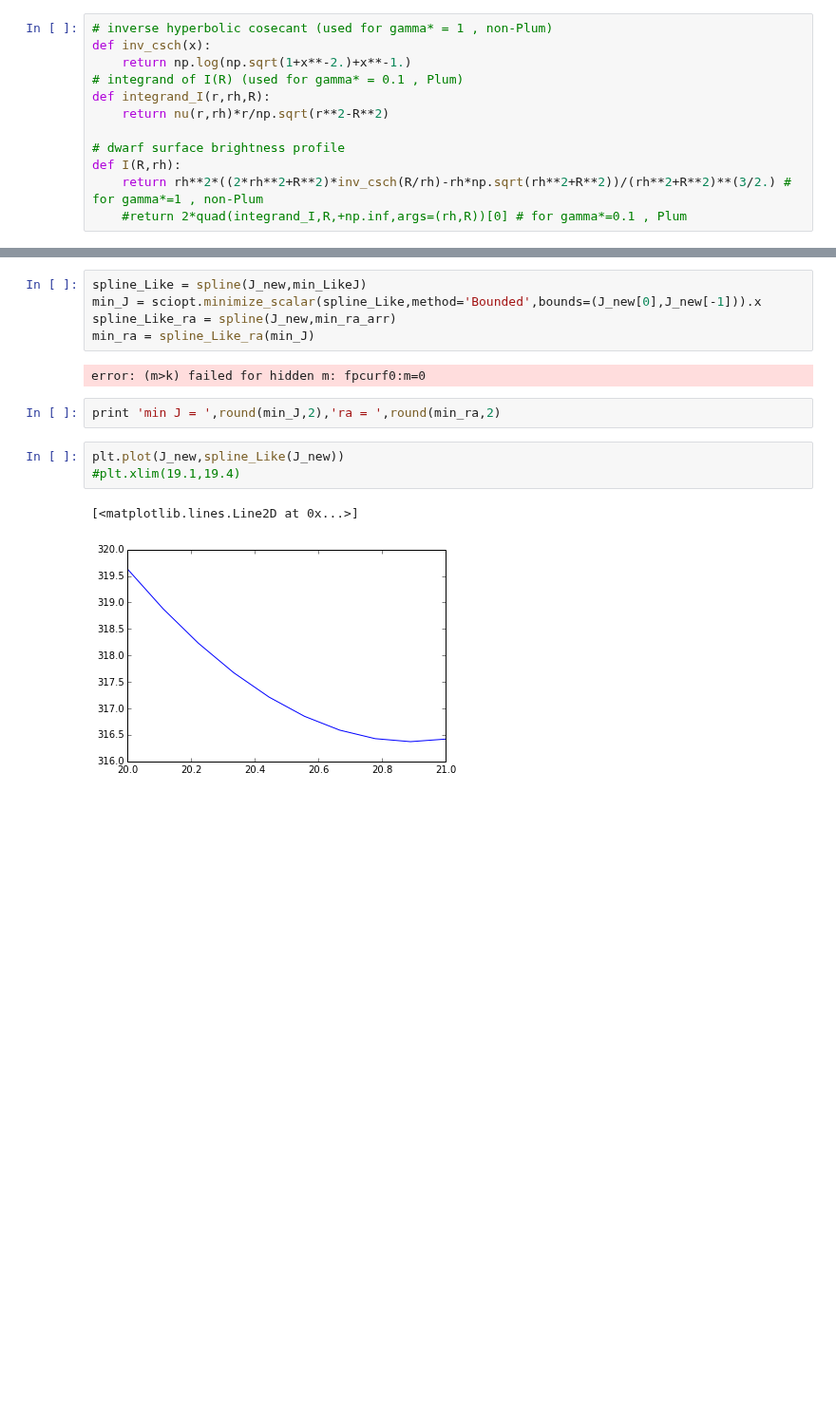
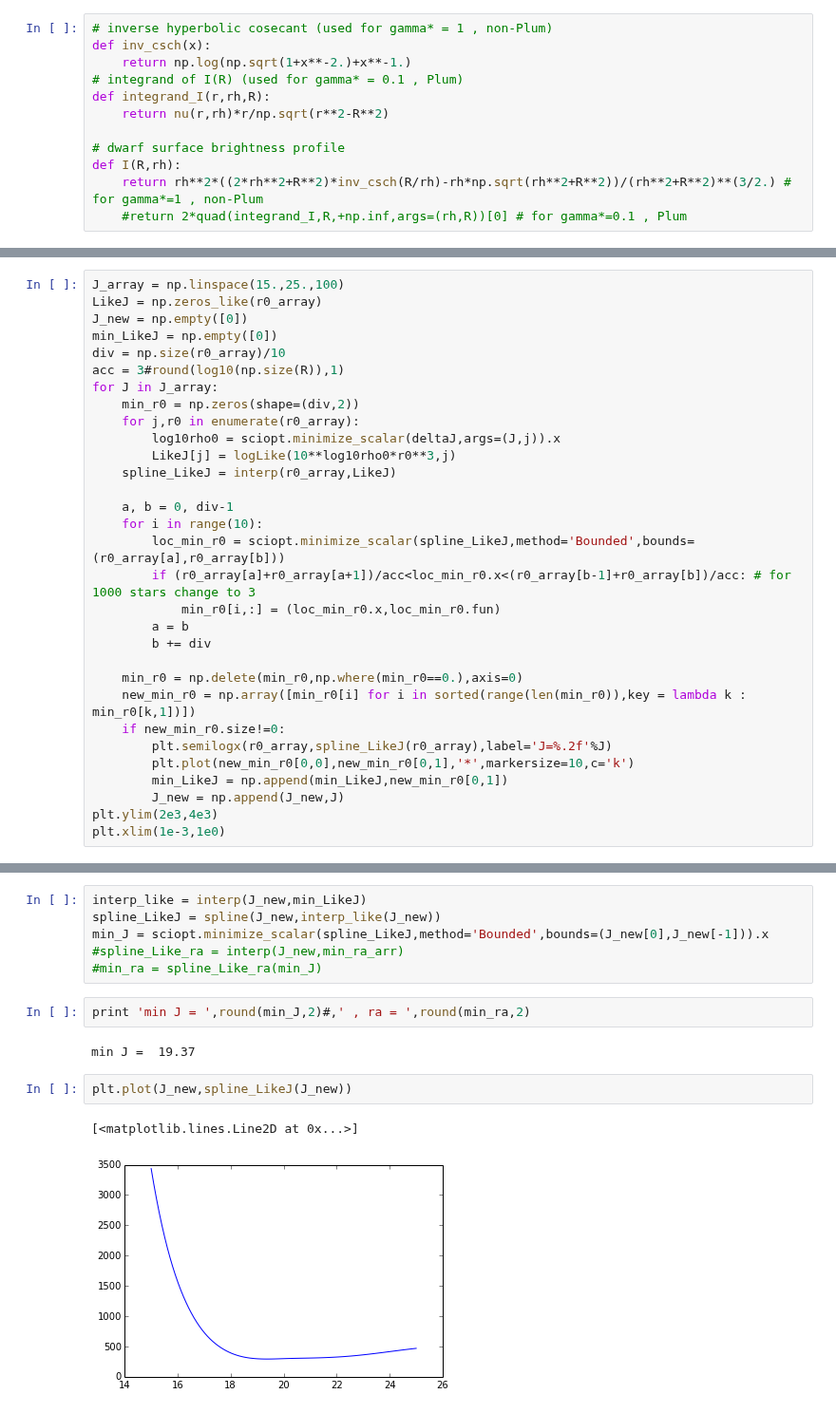
Before and after one commit to achiappo/FRESKA, a Jupyter notebook: simulationOM.ipynb, the cells around one changed output, grey strips where cells are left out. Shown at 95% size. Drawn from its saved outputs; the diff is of its cells as text; blank space fills up the shorter version.

```diff
--- a/simulationOM.ipynb
+++ b/simulationOM.ipynb
@@ -212,0 +154,31 @@ plt.ylim(315,325)
+# %%
+J_array = np.linspace(15.,25.,100)
+LikeJ = np.zeros_like(r0_array)
+J_new = np.empty([0])
+min_LikeJ = np.empty([0])
+div = np.size(r0_array)/10
+acc = 3#round(log10(np.size(R)),1)
+for J in J_array:
+    min_r0 = np.zeros(shape=(div,2))
+    for j,r0 in enumerate(r0_array):
+        log10rho0 = sciopt.minimize_scalar(deltaJ,args=(J,j)).x
+        LikeJ[j] = logLike(10**log10rho0*r0**3,j)
+    spline_LikeJ = interp(r0_array,LikeJ)
+
+    a, b = 0, div-1
+    for i in range(10):
+        loc_min_r0 = sciopt.minimize_scalar(spline_LikeJ,method='Bounded',bounds=(r0_array[a],r0_array[b]))
+        if (r0_array[a]+r0_array[a+1])/acc<loc_min_r0.x<(r0_array[b-1]+r0_array[b])/acc: # for 1000 stars change to 3
+            min_r0[i,:] = (loc_min_r0.x,loc_min_r0.fun)
+        a = b
+        b += div
+
+    min_r0 = np.delete(min_r0,np.where(min_r0==0.),axis=0)
+    new_min_r0 = np.array([min_r0[i] for i in sorted(range(len(min_r0)),key = lambda k : min_r0[k,1])])
+    if new_min_r0.size!=0:
+        plt.semilogx(r0_array,spline_LikeJ(r0_array),label='J=%.2f'%J)
+        plt.plot(new_min_r0[0,0],new_min_r0[0,1],'*',markersize=10,c='k')
+        min_LikeJ = np.append(min_LikeJ,new_min_r0[0,1])
+        J_new = np.append(J_new,J)
+plt.ylim(2e3,4e3)
+plt.xlim(1e-3,1e0)
@@ -213,17 +262,17 @@ plt.ylim(315,325)
 # %%
-spline_Like = spline(J_new,min_LikeJ)
-min_J = sciopt.minimize_scalar(spline_Like,method='Bounded',bounds=(J_new[0],J_new[-1])).x
-spline_Like_ra = spline(J_new,min_ra_arr)
-min_ra = spline_Like_ra(min_J)
+interp_like = interp(J_new,min_LikeJ)
+spline_LikeJ = spline(J_new,interp_like(J_new))
+min_J = sciopt.minimize_scalar(spline_LikeJ,method='Bounded',bounds=(J_new[0],J_new[-1])).x
+#spline_Like_ra = interp(J_new,min_ra_arr)
+#min_ra = spline_Like_ra(min_J)
-# %% [output]
-error: (m>k) failed for hidden m: fpcurf0:m=0
 # %%
-print 'min J = ',round(min_J,2),'ra = ',round(min_ra,2)
+print 'min J = ',round(min_J,2)#,' , ra = ',round(min_ra,2)
+# %% [output]
+min J =  19.37
 # %%
-plt.plot(J_new,spline_Like(J_new))
-#plt.xlim(19.1,19.4)
+plt.plot(J_new,spline_LikeJ(J_new))
 # %% [output]
 [<matplotlib.lines.Line2D at 0x...>]
-[figure, old version]
+[figure, new version]
 # %%
 def one_sigmaJ(J):
```
Also changed, not shown: parts of 18 cells of this notebook.
